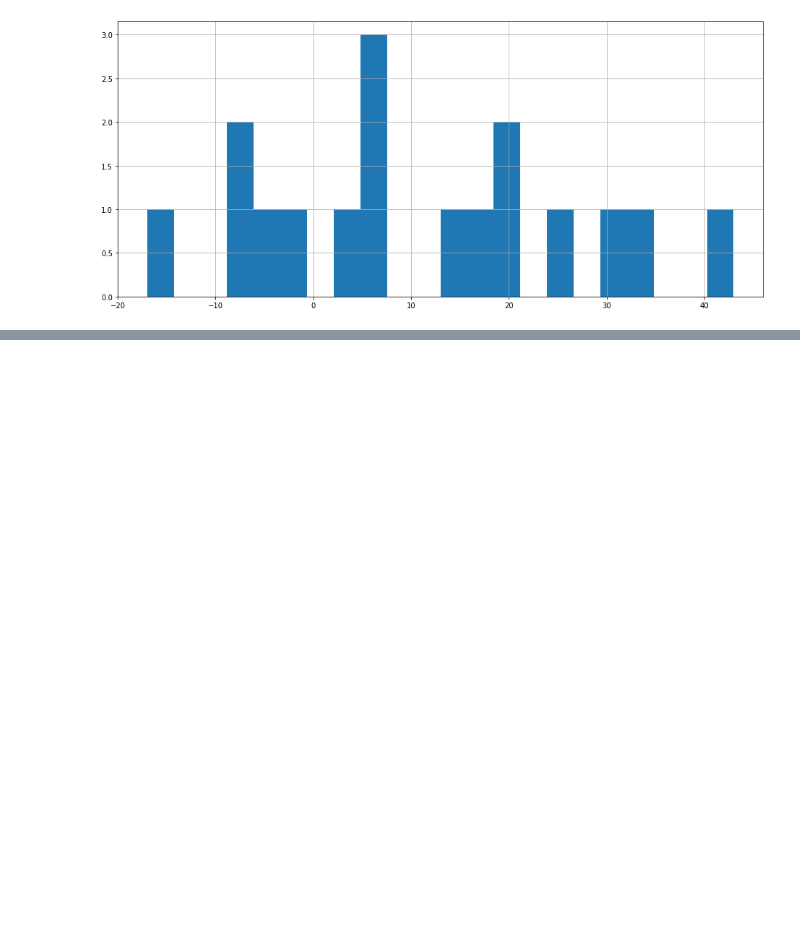
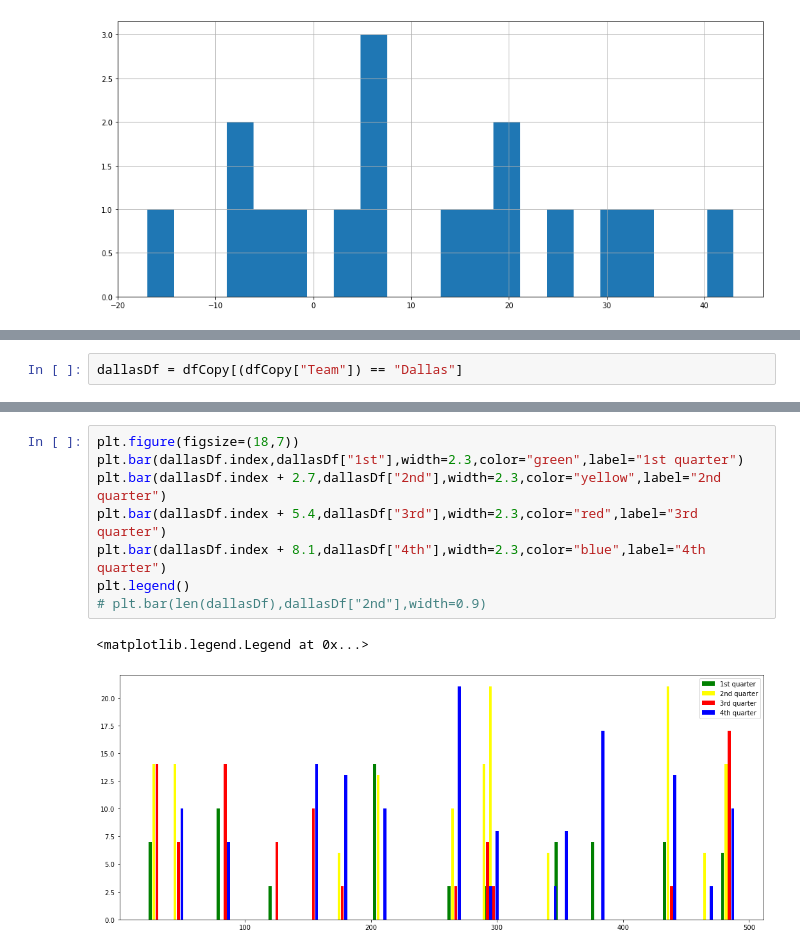
Before and after one commit to tamle7422/data_analysis, a Jupyter notebook: nfl.ipynb, the cells around one changed output, grey strips where cells are left out. Drawn from its saved outputs; the diff is of its cells as text; blank space fills up the shorter version.

Commit message:
Add Dallas quarter

```diff
--- a/nfl.ipynb
+++ b/nfl.ipynb
@@ -695,0 +700,2 @@ newEnglandDf["point_differential"].hist(bins=22,figsize=(16,7))
+# %%
+dallasDf = dfCopy[(dfCopy["Team"]) == "Dallas"]
@@ -695,0 +722,11 @@ newEnglandDf["point_differential"].hist(bins=22,figsize=(16,7))
+# %%
+plt.figure(figsize=(18,7))
+plt.bar(dallasDf.index,dallasDf["1st"],width=2.3,color="green",label="1st quarter")
+plt.bar(dallasDf.index + 2.7,dallasDf["2nd"],width=2.3,color="yellow",label="2nd quarter")
+plt.bar(dallasDf.index + 5.4,dallasDf["3rd"],width=2.3,color="red",label="3rd quarter")
+plt.bar(dallasDf.index + 8.1,dallasDf["4th"],width=2.3,color="blue",label="4th quarter")
+plt.legend()
+# plt.bar(len(dallasDf),dallasDf["2nd"],width=0.9)
+# %% [output]
+<matplotlib.legend.Legend at 0x...>
+[figure, added]
```
Also changed, not shown: parts of 7 cells of this notebook.
